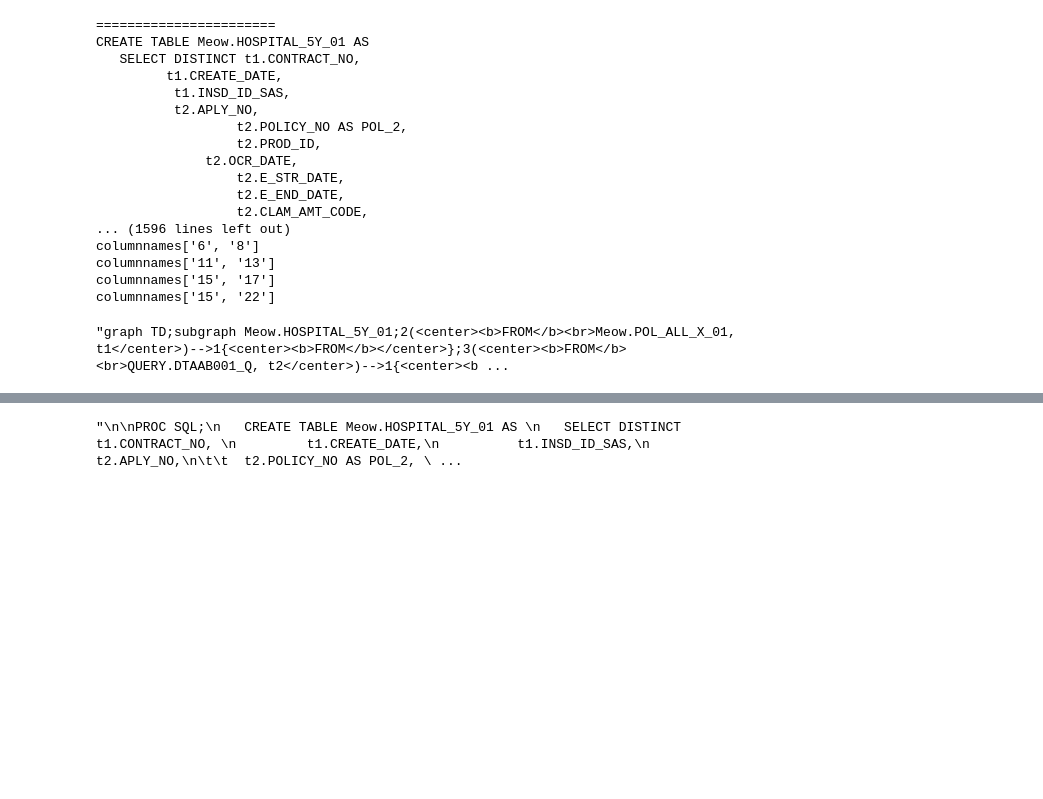
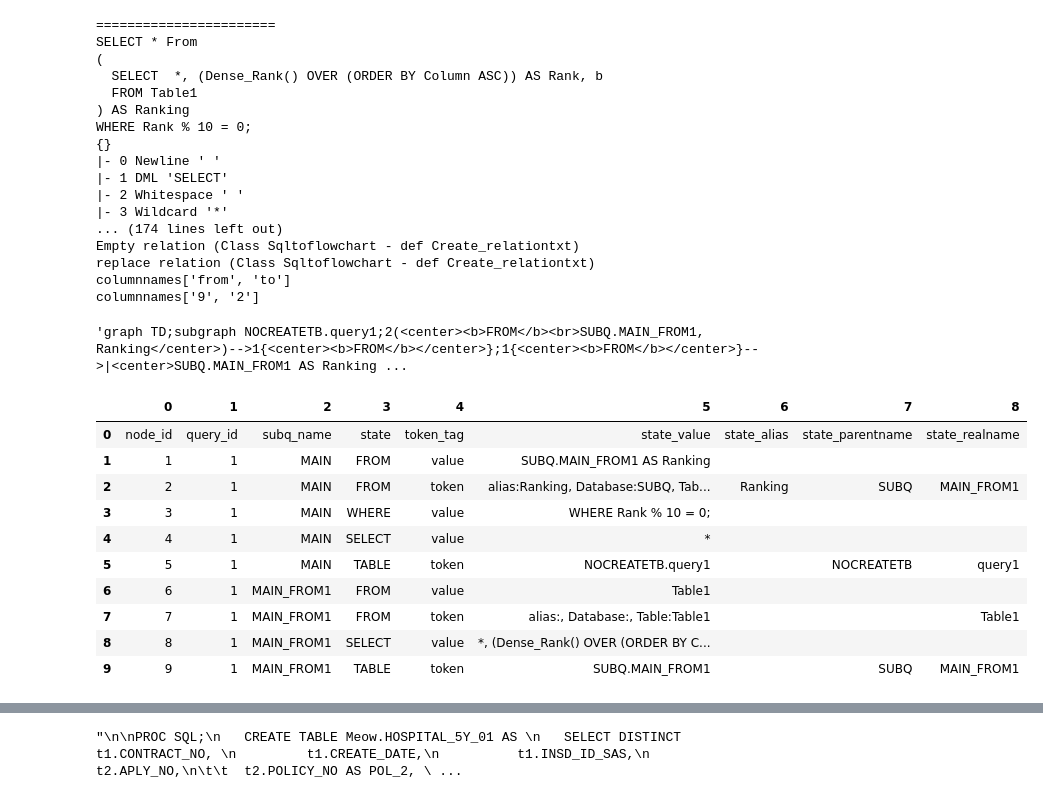
Before and after one commit to Moochun/sql-flowchart, a Jupyter notebook: 04_MAIN_SAS.ipynb, the cells around one changed output, grey strips where cells are left out. Drawn from its saved outputs; the diff is of its cells as text; code cells hidden in the pictures; blank space fills up the shorter version.

```diff
--- a/04_MAIN_SAS.ipynb
+++ b/04_MAIN_SAS.ipynb
@@ -235,10 +235,20 @@ QUIT;
 
 '''
 
-query4 = re.sub("\\/.*?\\/", "",query4)
+query6 = '''
+SELECT * From
+(
+  SELECT  *, (Dense_Rank() OVER (ORDER BY Column ASC)) AS Rank, b
+  FROM Table1
+) AS Ranking
+WHERE Rank % 10 = 0;
+
+'''
+
+query = re.sub("\\/.*?\\/", "",query6)
 
 # query to Structure List to SAS node relation
-sas_query = Sastructure(query4)
+sas_query = Sastructure(query)
 
 # Node relation Setting and Plot the mermaid structure
 sfc = Sqltoflowchart(sas_query.from_to_property,
@@ -253,20 +263,34 @@ sfc.mermaid_drawnode(keyword = "CR20", token_tag = "token", color = "#FFAA33")
 sfc.mc.mermaid_txt
 # %% [output]
 =======================
-CREATE TABLE Meow.HOSPITAL_5Y_01 AS
-   SELECT DISTINCT t1.CONTRACT_NO,
-         t1.CREATE_DATE,
-          t1.INSD_ID_SAS,
-          t2.APLY_NO,
-                  t2.POLICY_NO AS POL_2,
-                  t2.PROD_ID,
-              t2.OCR_DATE,
-                  t2.E_STR_DATE,
-                  t2.E_END_DATE,
-                  t2.CLAM_AMT_CODE,
-... (1596 lines left out)
-columnnames['6', '8']
-columnnames['11', '13']
-columnnames['15', '17']
-columnnames['15', '22']
+SELECT * From
+(
+  SELECT  *, (Dense_Rank() OVER (ORDER BY Column ASC)) AS Rank, b
+  FROM Table1
+) AS Ranking
+WHERE Rank % 10 = 0;
+{}
+|- 0 Newline ' '
+|- 1 DML 'SELECT'
+|- 2 Whitespace ' '
+|- 3 Wildcard '*'
+... (174 lines left out)
+Empty relation (Class Sqltoflowchart - def Create_relationtxt)
+replace relation (Class Sqltoflowchart - def Create_relationtxt)
+columnnames['from', 'to']
+columnnames['9', '2']
-"graph TD;subgraph Meow.HOSPITAL_5Y_01;2(<center><b>FROM</b><br>Meow.POL_ALL_X_01, t1</center>)-->1{<center><b>FROM</b></center>};3(<center><b>FROM</b><br>QUERY.DTAAB001_Q, t2</center>)-->1{<center><b ...
+'graph TD;subgraph NOCREATETB.query1;2(<center><b>FROM</b><br>SUBQ.MAIN_FROM1, Ranking</center>)-->1{<center><b>FROM</b></center>};1{<center><b>FROM</b></center>}-->|<center>SUBQ.MAIN_FROM1 AS Ranking ...
+# %%
+pd.DataFrame(sas_query.node_property)
+# %% [output]
+|  | 0 | 1 | 2 | 3 | 4 | 5 | 6 | 7 | 8 |
+| 0 | node_id | query_id | subq_name | state | token_tag | state_value | state_alias | state_parentname | state_realname |
+| 1 | 1 | 1 | MAIN | FROM | value | SUBQ.MAIN_FROM1 AS Ranking |  |  |  |
+| 2 | 2 | 1 | MAIN | FROM | token | alias:Ranking, Database:SUBQ, Tab... | Ranking | SUBQ | MAIN_FROM1 |
+| 3 | 3 | 1 | MAIN | WHERE | value | WHERE Rank % 10 = 0; |  |  |  |
+| 4 | 4 | 1 | MAIN | SELECT | value | * |  |  |  |
+| 5 | 5 | 1 | MAIN | TABLE | token | NOCREATETB.query1 |  | NOCREATETB | query1 |
+| 6 | 6 | 1 | MAIN_FROM1 | FROM | value | Table1 |  |  |  |
+| 7 | 7 | 1 | MAIN_FROM1 | FROM | token | alias:, Database:, Table:Table1 |  |  | Table1 |
+| 8 | 8 | 1 | MAIN_FROM1 | SELECT | value | *, (Dense_Rank() OVER (ORDER BY C... |  |  |  |
+| 9 | 9 | 1 | MAIN_FROM1 | TABLE | token | SUBQ.MAIN_FROM1 |  | SUBQ | MAIN_FROM1 |
```
Also changed, not shown: parts of 7 cells of this notebook, 2 other files.
